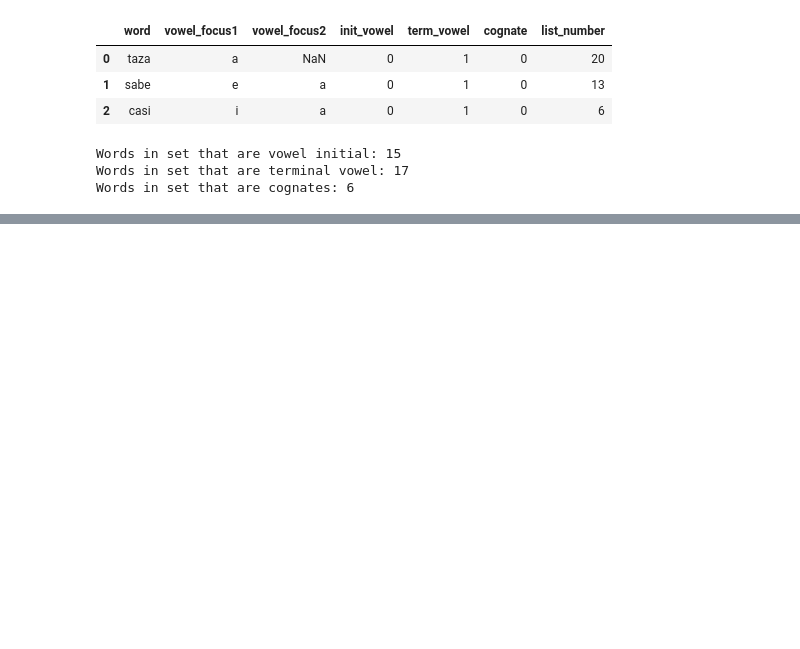
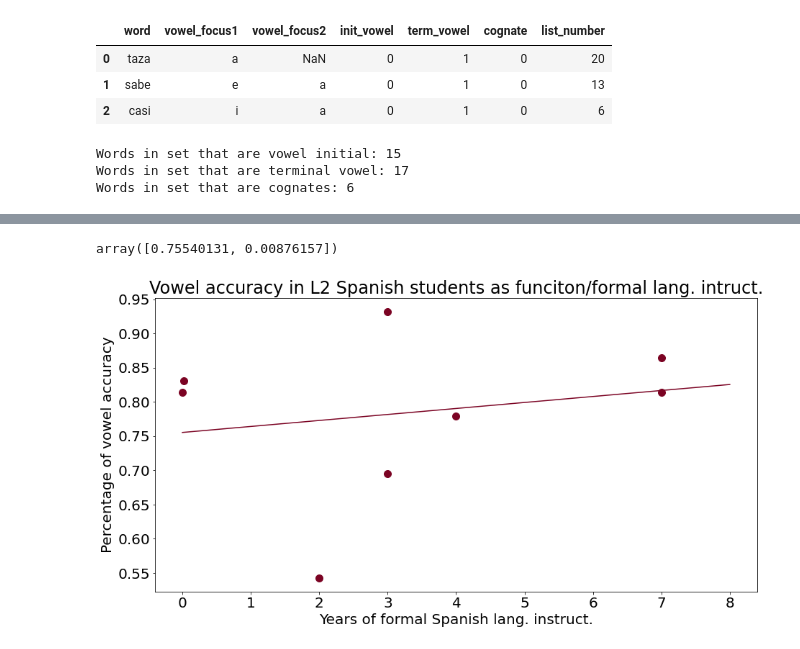
Before and after one commit to djdebonis/IPA_vowel_compare, a Jupyter notebook: IPA_vowel_analyze.ipynb, the cells around one changed output, grey strips where cells are left out. Saved outputs shown, nothing was run; the diff lists cells and outputs as text; code cells hidden in the pictures; blank space fills up the shorter version.

Commit message:
additions of linear regression & plots

```diff
--- a/IPA_vowel_analyze.ipynb
+++ b/IPA_vowel_analyze.ipynb
@@ -381,10 +388,10 @@ survey_data
 | 8 | partic08 | 19 | Advanced | Yes | No | No | ... |
 | 9 | partic09 | 17 | Beginner-Intermediate | No | No | No | ... |
 # %%
-index_numbers = [6,3,4,1,2,7]
+index_numbers = [6,3,4,1,2,7,5,0] # bad practice of manual indexing; due to time crunch for final paper
 years_instruct = []
 
-for i in range(len(index_numbers)):
+for i in range(len(index_numbers)): # create list of years of instruction with matching index to study_data for
     integer = index_numbers[i]
     years = survey_data['years_formal_instruct'][integer]
     years_instruct.append(years)
@@ -450,0 +491,34 @@ plt.scatter(years_instruct, total_accuracy)
+# %%
+# vagabond matrix of years for linear regression
+years_instruct_matrix = np.column_stack((np.ones(len(years_instruct)), years_instruct))
+# %%
+def model_coeffs(design_matrix, signal): # model the coefficients for the linear regression
+    return np.linalg.pinv(design_matrix)@signal # 'pinv' is a pseudo inverse
+
+accuracy_coeffs = model_coeffs(years_instruct_matrix, total_accuracy) # coefficients of accuracy as a function of years/formal lang instruct
+accuracy_coeffs
+# %% [output]
+array([0.75540131, 0.00876157])
+# %%
+# assign intercept (b) and slope (m) from previously returned array
+accuracy_intercept = accuracy_coeffs[0]
+accuracy_slope = accuracy_coeffs[1]
+# %%
+# define the linspace for the plot and the regression
+plot_resolution = 1000
+mn, mx = np.min(0), np.max(max(years_instruct) + 1)
+years_instruct_lin = np.linspace(mn, mx, plot_resolution)
+
+predicted_accuracy = accuracy_intercept + (years_instruct_lin*accuracy_slope)
+
+plt.plot(years_instruct_lin, predicted_accuracy, c = "xkcd:wine red") # plot the regression--if you could even call it that--of the function
+plt.scatter(years_instruct, total_accuracy, s= 100, c = "xkcd:wine red") # plot the individual data points
+
+plt.xlabel('Years of formal Spanish lang. instruct.')
+plt.ylabel('Percentage of vowel accuracy')
+plt.title('Vowel accuracy in L2 Spanish students as funciton/formal lang. intruct.')
+
+plt.savefig("vowel_accuracy_formal_lang_instruct.png")
+plt.show()
+# %% [output]
+[figure, added]
```
Also changed, not shown: parts of 34 cells of this notebook.
